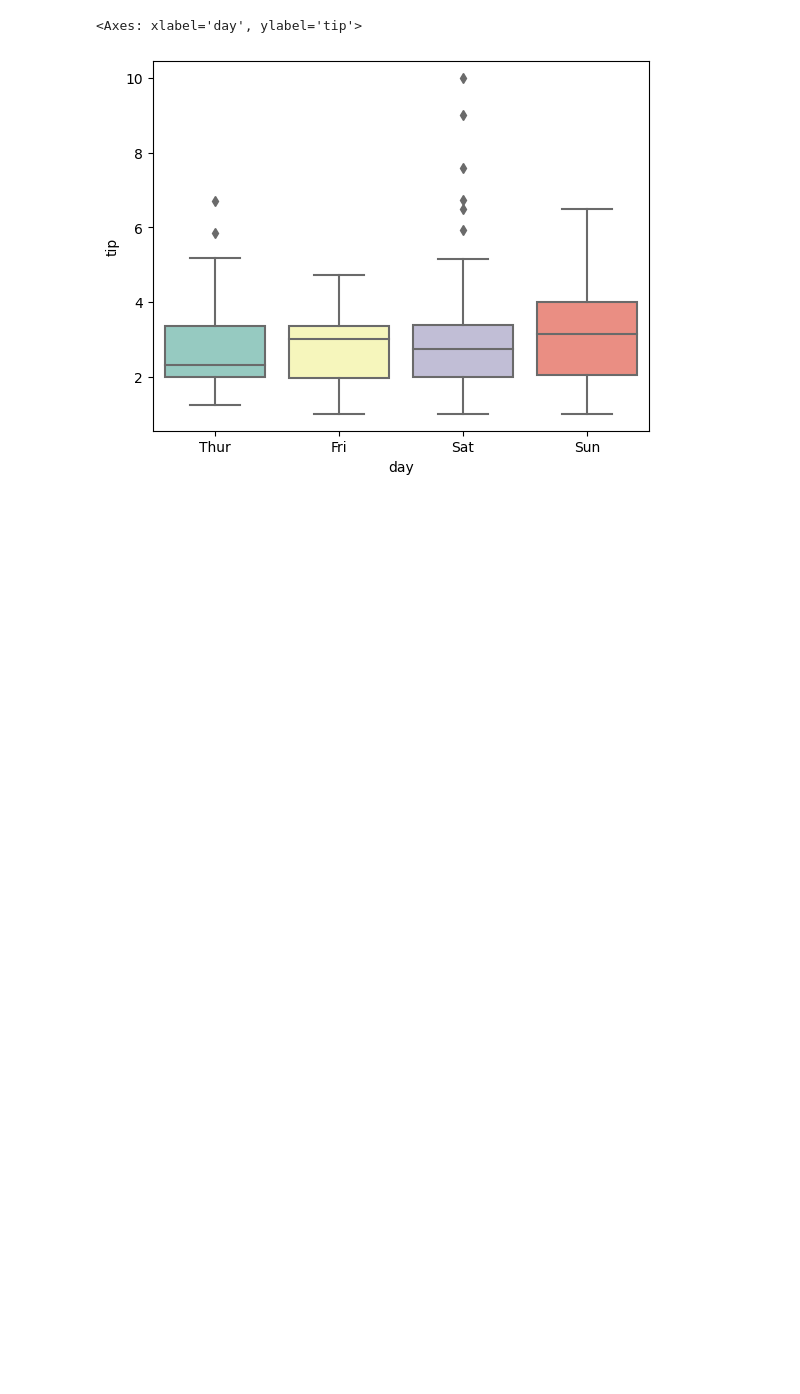
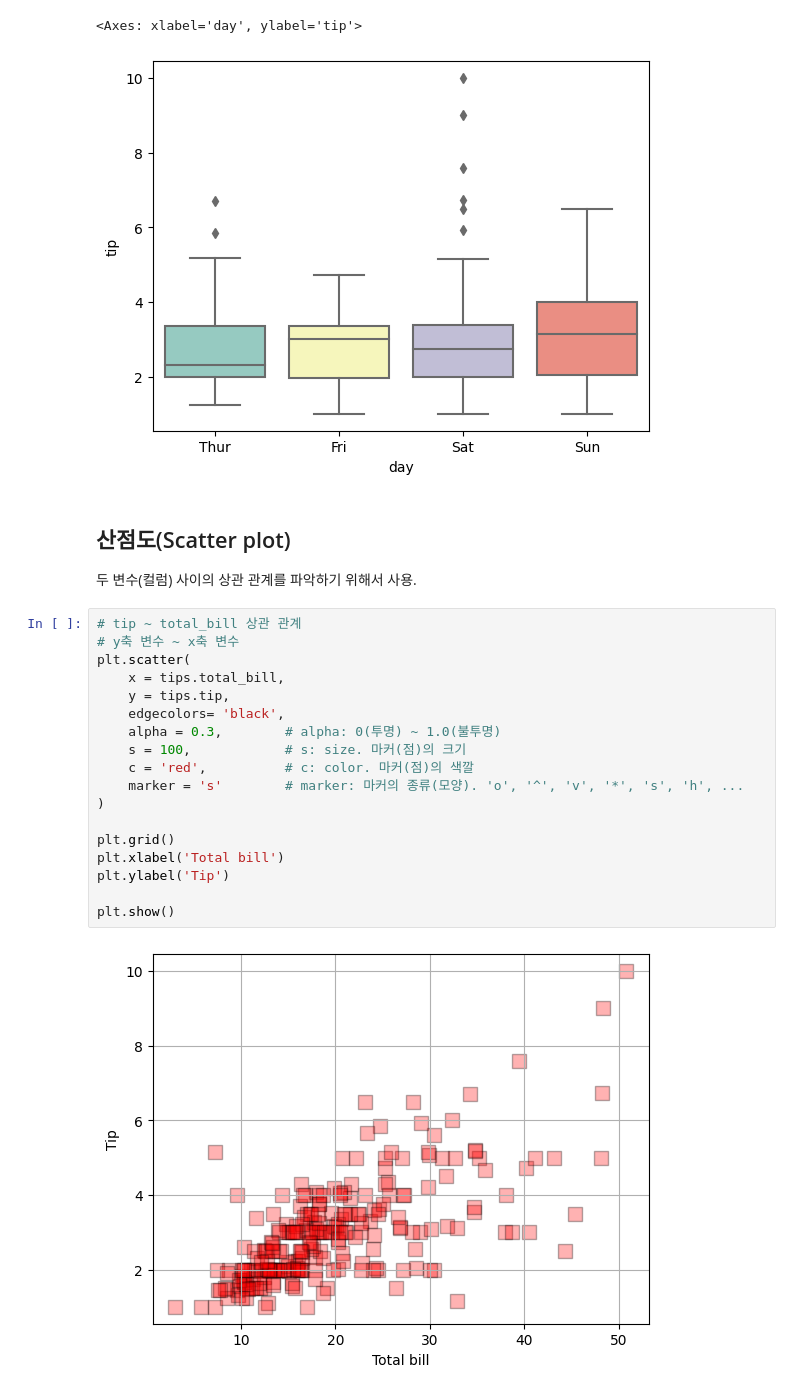
Before and after one commit to unit9090/Colab_Note, a Jupyter notebook: py16_matplotlib.ipynb, the cells around one changed output. Cells and saved outputs as stored; diff of their text form; blank space fills up the shorter version.

```diff
--- a/py16_matplotlib.ipynb
+++ b/py16_matplotlib.ipynb
@@ -472,3 +460,27 @@ sns.boxplot(
 # %% [output]
 <Axes: xlabel='day', ylabel='tip'>
 [figure]
+# %% [markdown]
+## 산점도(Scatter plot)
+
+두 변수(컬럼) 사이의 상관 관계를 파악하기 위해서 사용.
+# %%
+# tip ~ total_bill 상관 관계
+# y축 변수 ~ x축 변수
+plt.scatter(
+    x = tips.total_bill,
+    y = tips.tip,
+    edgecolors= 'black',
+    alpha = 0.3,        # alpha: 0(투명) ~ 1.0(불투명)
+    s = 100,            # s: size. 마커(점)의 크기
+    c = 'red',          # c: color. 마커(점)의 색깔
+    marker = 's'        # marker: 마커의 종류(모양). 'o', '^', 'v', '*', 's', 'h', ...
+)
+
+plt.grid()
+plt.xlabel('Total bill')
+plt.ylabel('Tip')
+
+plt.show()
+# %% [output]
+[figure, added]
```
Also changed, not shown: parts of 24 cells of this notebook.
